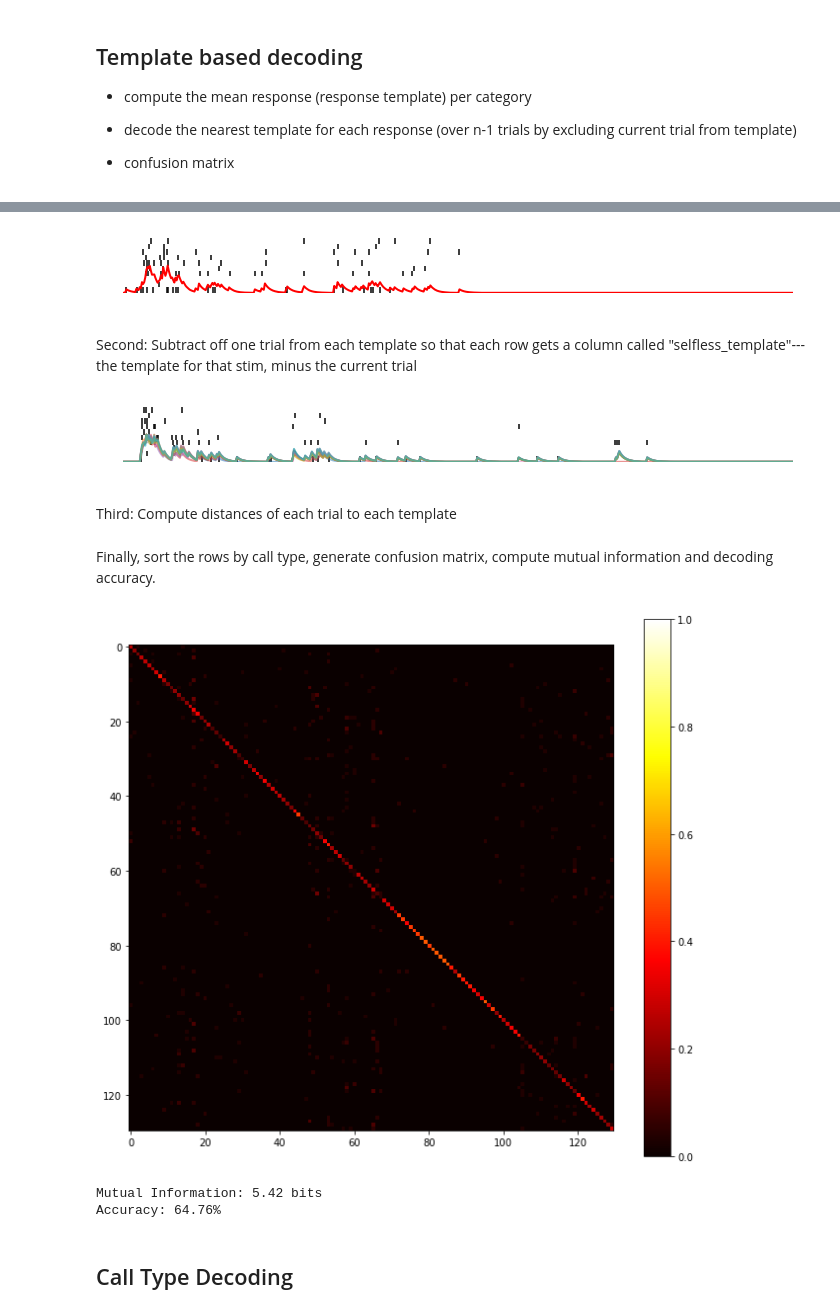
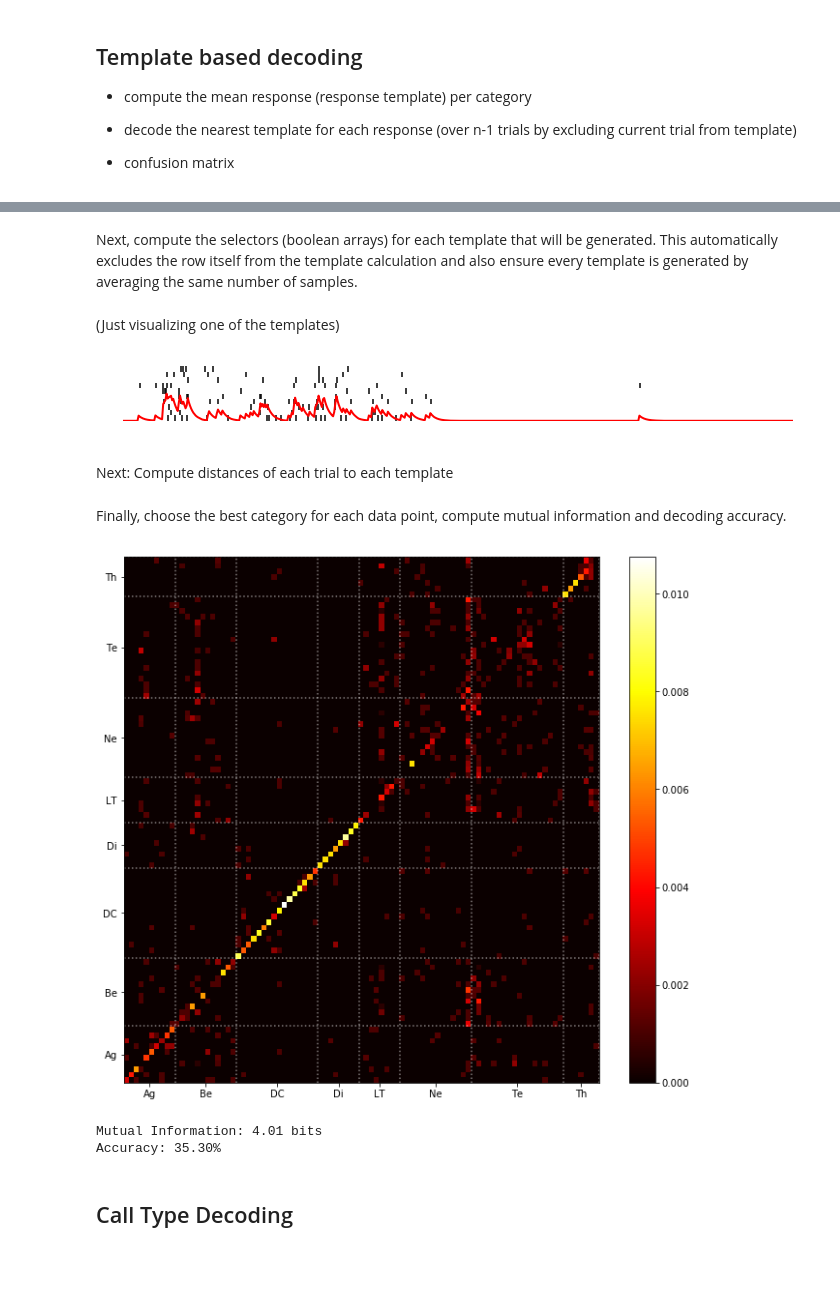
Before and after one commit to kevinyu/furry-guacamole, a Jupyter notebook: notebooks/Template Based Decoding.ipynb, the cells around one changed output, grey strips where cells are left out. Drawn from its saved outputs; the diff is of its cells as text; code cells hidden in the pictures; blank space fills up the shorter version.

Commit message:
Rewrite template decoding code and fix the unbiasing step. It works now!

```diff
--- a/notebooks/Template Based Decoding.ipynb
+++ b/notebooks/Template Based Decoding.ipynb
@@ -47,0 +59,2 @@ templates = compute_templates(unit_table, "stim", "psth")
+# %% [markdown]
+Next, compute the selectors (boolean arrays) for each template that will be generated. This automatically excludes the row itself from the template calculation and also ensure every template is generated by averaging the same number of samples.
@@ -47,0 +63,2 @@ templates = compute_templates(unit_table, "stim", "psth")
+# %% [markdown]
+(Just visualizing one of the templates)
@@ -48,40 +71,15 @@ templates = compute_templates(unit_table, "stim", "psth")
 # %%
 plt.figure(figsize=(12, 1))
-raster.plot(unit_table[unit_table["stim"] == "110"]["spike_times"], 0, 0.6)
+raster.plot(unit_table[unit_table["stim"] == plot_cat]["spike_times"], 0, 0.6)
 scale = plt.ylim()[1] / 2.0
 plt.plot(
     t_arr,
-    scale * templates.get_value("110", "psth") / np.max(templates.get_value("110", "psth")),
+    scale * templates[plot_cat_idx] / np.max(templates[plot_cat_idx]),
     color="red",
     linewidth=2)
 plt.axis("off")
 plt.show()
 # %% [output]
-[figure, old version]
+[figure, new version]
-# %% [markdown]
-Second: Subtract off one trial from each template so that each row gets a column called "selfless_template"---the template for that stim, minus the current trial
-# %%
-if "psth_template" in unit_table: unit_table.drop("psth_template", 1, inplace=True)
-unit_table = unbias_templates(unit_table, templates, "stim", "psth")
-# %%
-plt.figure(figsize=(12, 1))
-raster.plot(unit_table[unit_table["stim"] == "112"]["spike_times"], 0, 0.6)
-scale = plt.ylim()[1] / 2.0
-
-for psth in unit_table[unit_table["stim"] == "112"]["selfless_template"]:
-    if np.max(psth):
-        plt.plot(
-            t_arr,
-            scale * np.array(psth) / np.max(psth),
-            linewidth=2,
-            alpha=0.5)
-
-plt.axis("off")
-plt.show()
-# %% [output]
-[figure, removed]
 # %% [markdown]
-Third: Compute distances of each trial to each template
+Next: Compute distances of each trial to each template
-# %%
-# NEED TO DO THIS FIRST...
-unit_table = unit_table.sort_values(["call_type", "stim"])
@@ -91,25 +86,27 @@ distances = compute_distance_to_templates(unit_table, "stim", "psth")
+# %%
+distances = compute_distances_to_templates(unit_table, selectors, "psth")
 # %% [markdown]
-Finally, sort the rows by call type, generate confusion matrix, compute mutual information and decoding accuracy.
+Finally, choose the best category for each data point, compute mutual information and decoding accuracy.
 # %%
-actual = unit_table["stim"]
-predicted = decode(unit_table, distances, "stim")
+predicted = decode(unit_table, distances, categories)
+actual = unit_table.index
 
-conf = generate_confusion_matrix(actual, predicted, joint=False)
+conf = generate_confusion_matrix(actual, predicted, categories, joint=True)
 # %%
 barriers, labels, label_posititions = get_plotty_lines(unit_table)
 plt.figure(figsize=(11, 10))
 plt.pcolormesh(conf, vmin=0.0, vmax=1.0, cmap="hot")
-plt.hlines(barriers, 0, 130, color="red", linestyles="--", alpha=0.5)
-plt.vlines(barriers, 0, 130, color="red", linestyles="--", alpha=0.5)
+plt.hlines(barriers, 0, barriers[-1], color="white", linestyles=":", alpha=0.5)
+plt.vlines(barriers, 0, barriers[-1], color="white", linestyles=":", alpha=0.5)
 plt.xticks(label_posititions, labels)
 plt.yticks(label_posititions, labels)
 plt.colorbar()
 plt.show()
 print "Mutual Information: {:.2f} bits".format(confusion.mutual_information(conf))
 print "Accuracy: {:.2f}%".format(confusion.accuracy(conf) * 100)
 # %% [output]
-[figure, old version]
+[figure, new version]
-Mutual Information: 5.42 bits
-Accuracy: 64.76%
+Mutual Information: 4.01 bits
+Accuracy: 35.30%
 # %% [markdown]
 ## Call Type Decoding
```
Also changed, not shown: parts of 20 cells of this notebook, 6 other files.
